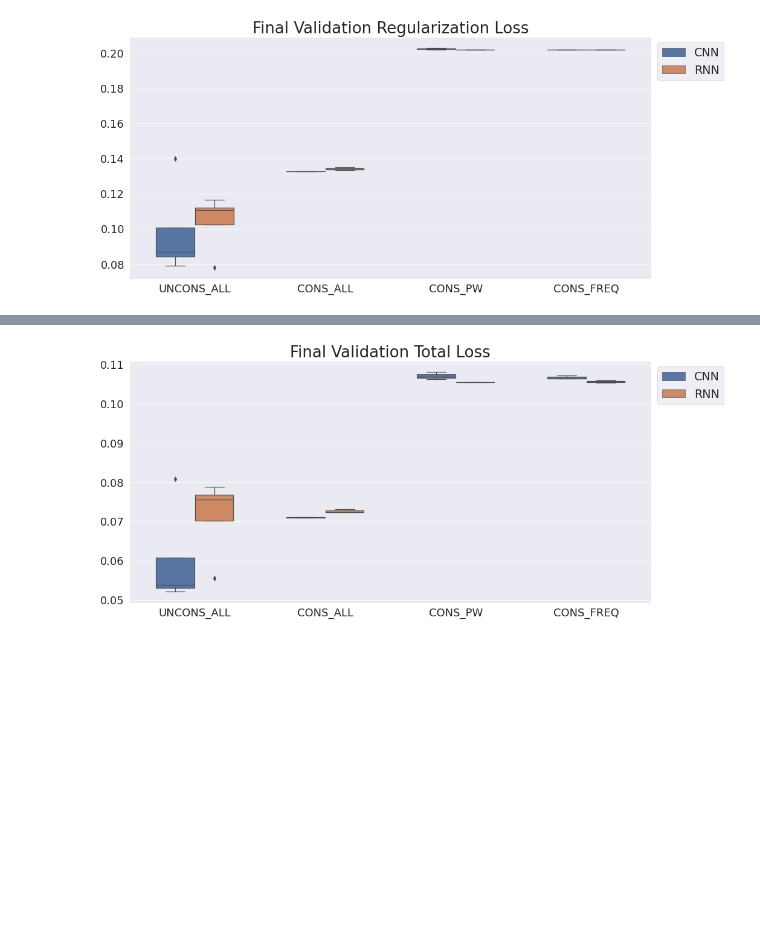
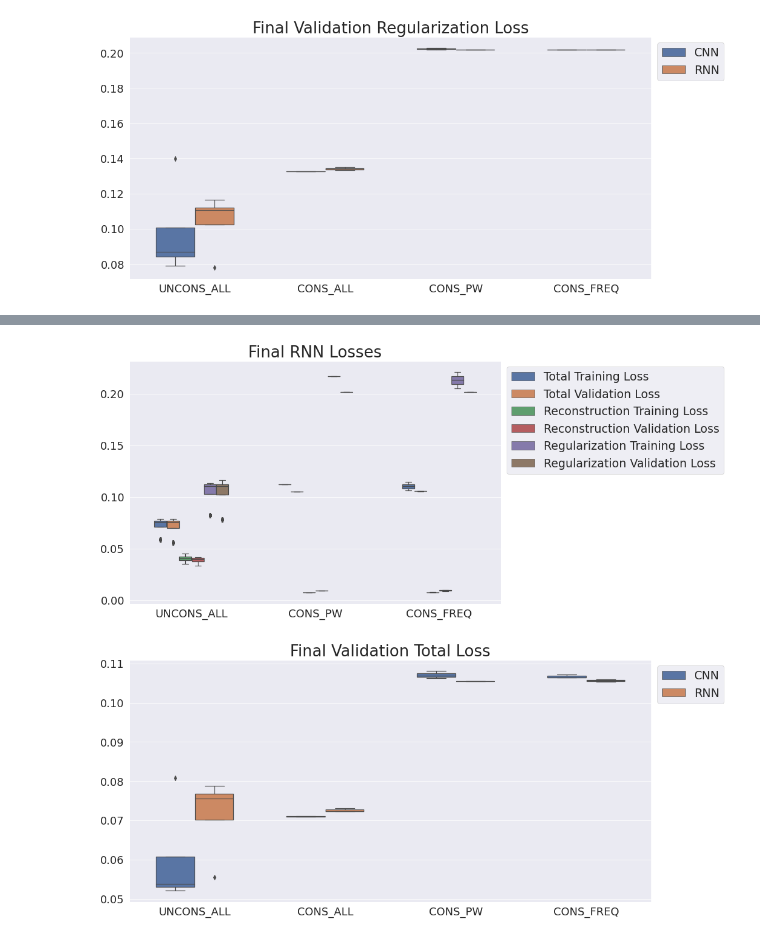
Before and after one commit to burcukoglu/safe_dynaviseon, a Jupyter notebook: visualplot.ipynb, the cells around one changed output, grey strips where cells are left out. Saved outputs shown, nothing was run; the diff lists cells and outputs as text; code cells hidden in the pictures; blank space fills up the shorter version.

```diff
--- a/visualplot.ipynb
+++ b/visualplot.ipynb
@@ -753,0 +822,74 @@ print(df)
+# %%
+
+df_rnn=[]
+rnn_uncons_train_total=pd.DataFrame({'Experiment':['UNCONS_ALL 0', 'UNCONS_ALL 1', 'UNCONS_ALL 2', 'UNCONS_ALL 3'], 'Total Training Loss': data_rnn_uncons[0][0]}) #ADD MISSING SEED #MISSING 1
+rnn_cons_all_train_total=pd.DataFrame({'Experiment':['UNCONS_ALL 0', 'UNCONS_ALL 1', 'UNCONS_ALL 2', 'UNCONS_ALL 3'], 'Total Training Loss': data_rnn_uncons[0][0]}) #ADD MISSING SEED #MISSING 1
+rnn_cons_amp_train_total=pd.DataFrame({'Experiment':['CONS_AMP 0', 'CONS_AMP 1'], 'Total Training Loss': data_rnn_cons1_amp[0][0]}) #ADD MISSING SEED #MISSING 1
+rnn_cons_pw_train_total=pd.DataFrame({'Experiment':['CONS_PW 0'], 'Total Training Loss': data_rnn_cons1_pw[0][0]}) #ADD MISSING SEED #MISSING 1
+rnn_cons_freq_train_total=pd.DataFrame({'Experiment':['CONS_FREQ 0', 'CONS_FREQ 1'], 'Total Training Loss': data_rnn_cons1_freq[0][0]}) #ADD MISSING SEED #MISSING 1
+
+df_total_train=pd.concat([rnn_uncons_train_total, rnn_cons_all_train_total, rnn_cons_pw_train_total, rnn_cons_freq_train_total])
+
+rnn_uncons_val_total=pd.DataFrame({'Experiment':['UNCONS_ALL 0', 'UNCONS_ALL 1', 'UNCONS_ALL 2', 'UNCONS_ALL 3'], 'Total Validation Loss': data_rnn_uncons[1][0]}) #ADD MISSING SEED #MISSING 1
+rnn_cons_all_val_total=pd.DataFrame({'Experiment':['UNCONS_ALL 0', 'UNCONS_ALL 1', 'UNCONS_ALL 2', 'UNCONS_ALL 3'], 'Total Validation Loss': data_rnn_uncons[1][0]}) #ADD MISSING SEED #MISSING 1
+rnn_cons_amp_val_total=pd.DataFrame({'Experiment':['CONS_AMP 0', 'CONS_AMP 1'], 'Total Validation Loss': data_rnn_cons1_amp[1][0]}) #ADD MISSING SEED #MISSING 1
+rnn_cons_pw_val_total=pd.DataFrame({'Experiment':['CONS_PW 0'], 'Total Validation Loss': data_rnn_cons1_pw[1][0]}) #ADD MISSING SEED #MISSING 1
+rnn_cons_freq_val_total=pd.DataFrame({'Experiment':['CONS_FREQ 0', 'CONS_FREQ 1'], 'Total Validation Loss': data_rnn_cons1_freq[1][0]}) #ADD MISSING SEED #MISSING 1
+
+df_total_val=pd.concat([rnn_uncons_val_total, rnn_cons_all_val_total, rnn_cons_pw_val_total, rnn_cons_freq_val_total])
+
+rnn_uncons_train_recon=pd.DataFrame({'Experiment':['UNCONS_ALL 0', 'UNCONS_ALL 1', 'UNCONS_ALL 2', 'UNCONS_ALL 3'], 'Reconstruction Training Loss': data_rnn_uncons[2][0]}) #ADD MISSING SEED #MISSING 1
+rnn_cons_all_train_recon=pd.DataFrame({'Experiment':['UNCONS_ALL 0', 'UNCONS_ALL 1', 'UNCONS_ALL 2', 'UNCONS_ALL 3'], 'Reconstruction Training Loss': data_rnn_uncons[2][0]}) #ADD MISSING SEED #MISSING 1
+rnn_cons_amp_train_recon=pd.DataFrame({'Experiment':['CONS_AMP 0', 'CONS_AMP 1'], 'Reconstruction Training Loss': data_rnn_cons1_amp[2][0]}) #ADD MISSING SEED #MISSING 1
+rnn_cons_pw_train_recon=pd.DataFrame({'Experiment':['CONS_PW 0'], 'Reconstruction Training Loss': data_rnn_cons1_pw[2][0]}) #ADD MISSING SEED #MISSING 1
+rnn_cons_freq_train_recon=pd.DataFrame({'Experiment':['CONS_FREQ 0', 'CONS_FREQ 1'], 'Reconstruction Training Loss': data_rnn_cons1_freq[2][0]}) #ADD MISSING SEED #MISSING 1
+
+df_recon_train=pd.concat([rnn_uncons_train_recon, rnn_cons_all_train_recon, rnn_cons_pw_train_recon, rnn_cons_freq_train_recon])
+
+rnn_uncons_val_recon=pd.DataFrame({'Experiment':['UNCONS_ALL 0', 'UNCONS_ALL 1', 'UNCONS_ALL 2', 'UNCONS_ALL 3'], 'Reconstruction Validation Loss': data_rnn_uncons[3][0]}) #ADD MISSING SEED #MISSING 1
+rnn_cons_all_val_recon=pd.DataFrame({'Experiment':['UNCONS_ALL 0', 'UNCONS_ALL 1', 'UNCONS_ALL 2', 'UNCONS_ALL 3'], 'Reconstruction Validation Loss': data_rnn_uncons[3][0]}) #ADD MISSING SEED #MISSING 1
+rnn_cons_amp_val_recon=pd.DataFrame({'Experiment':['CONS_AMP 0', 'CONS_AMP 1'], 'Reconstruction Validation Loss': data_rnn_cons1_amp[3][0]}) #ADD MISSING SEED #MISSING 1
+rnn_cons_pw_val_recon=pd.DataFrame({'Experiment':['CONS_PW 0'], 'Reconstruction Validation Loss': data_rnn_cons1_pw[3][0]}) #ADD MISSING SEED #MISSING 1
+rnn_cons_freq_val_recon=pd.DataFrame({'Experiment':['CONS_FREQ 0', 'CONS_FREQ 1'], 'Reconstruction Validation Loss': data_rnn_cons1_freq[3][0]}) #ADD MISSING SEED #MISSING 1
+
+df_recon_val=pd.concat([rnn_uncons_val_recon, rnn_cons_all_val_recon, rnn_cons_pw_val_recon, rnn_cons_freq_val_recon])
+
+rnn_uncons_train_reg=pd.DataFrame({'Experiment':['UNCONS_ALL 0', 'UNCONS_ALL 1', 'UNCONS_ALL 2', 'UNCONS_ALL 3'], 'Regularization Training Loss': data_rnn_uncons[4][0]}) #ADD MISSING SEED #MISSING 1
+rnn_cons_all_train_reg=pd.DataFrame({'Experiment':['UNCONS_ALL 0', 'UNCONS_ALL 1', 'UNCONS_ALL 2', 'UNCONS_ALL 3'], 'Regularization Training Loss': data_rnn_uncons[4][0]}) #ADD MISSING SEED #MISSING 1
+rnn_cons_amp_train_reg=pd.DataFrame({'Experiment':['CONS_AMP 0', 'CONS_AMP 1'], 'Regularization Training Loss': data_rnn_cons1_amp[4][0]}) #ADD MISSING SEED #MISSING 1
+rnn_cons_pw_train_reg=pd.DataFrame({'Experiment':['CONS_PW 0'], 'Regularization Training Loss': data_rnn_cons1_pw[4][0]}) #ADD MISSING SEED #MISSING 1
+rnn_cons_freq_train_reg=pd.DataFrame({'Experiment':['CONS_FREQ 0', 'CONS_FREQ 1'], 'Regularization Training Loss': data_rnn_cons1_freq[4][0]}) #ADD MISSING SEED #MISSING 1
+
+df_reg_train=pd.concat([rnn_uncons_train_reg, rnn_cons_all_train_reg, rnn_cons_pw_train_reg, rnn_cons_freq_train_reg])
+
+rnn_uncons_val_reg=pd.DataFrame({'Experiment':['UNCONS_ALL 0', 'UNCONS_ALL 1', 'UNCONS_ALL 2', 'UNCONS_ALL 3'], 'Regularization Validation Loss': data_rnn_uncons[5][0]}) #ADD MISSING SEED #MISSING 1
+rnn_cons_all_val_reg=pd.DataFrame({'Experiment':['UNCONS_ALL 0', 'UNCONS_ALL 1', 'UNCONS_ALL 2', 'UNCONS_ALL 3'], 'Regularization Validation Loss': data_rnn_uncons[5][0]}) #ADD MISSING SEED #MISSING 1
+rnn_cons_amp_val_reg=pd.DataFrame({'Experiment':['CONS_AMP 0', 'CONS_AMP 1'], 'Regularization Validation Loss': data_rnn_cons1_amp[5][0]}) #ADD MISSING SEED #MISSING 1
+rnn_cons_pw_val_reg=pd.DataFrame({'Experiment':['CONS_PW 0'], 'Regularization Validation Loss': data_rnn_cons1_pw[5][0]}) #ADD MISSING SEED #MISSING 1
+rnn_cons_freq_val_reg=pd.DataFrame({'Experiment':['CONS_FREQ 0', 'CONS_FREQ 1'], 'Regularization Validation Loss': data_rnn_cons1_freq[5][0]}) #ADD MISSING SEED #MISSING 1
+
+df_reg_val=pd.concat([rnn_uncons_val_reg, rnn_cons_all_val_reg, rnn_cons_pw_val_reg, rnn_cons_freq_val_reg])
+
+
+df_rnn=df_total_train.join(df_total_val.set_index('Experiment'), on='Experiment').join(df_recon_train.set_index('Experiment'), on='Experiment').join(df_recon_val.set_index('Experiment'), on='Experiment').join(df_reg_train.set_index('Experiment'), on='Experiment').join(df_reg_val.set_index('Experiment'), on='Experiment')
+df_rnn['Experiment']=df_rnn['Experiment'].apply(lambda x: x.split(' ')[0])
+
+print(df_rnn)
+
+fig = plt.figure(figsize =(15, 7))
+dd=pd.melt(df_rnn,id_vars=['Experiment'],value_vars=['Total Training Loss','Total Validation Loss', 'Reconstruction Training Loss','Reconstruction Validation Loss', 'Regularization Training Loss','Regularization Validation Loss'],var_name='Loss')
+sns.set_theme()#style="whitegrid")
+sns.set_context("paper", font_scale=2.5)
+sns.boxplot(x='Experiment', y='value',data=dd,hue='Loss', width=0.6)
+plt.ylabel('')
+plt.xlabel('')
+plt.yticks(fontsize=18)
+plt.xticks(fontsize=18)
+plt.title(f'Final RNN Losses', fontsize=26)
+plt.legend()
+
+plt.legend(fontsize=19, bbox_to_anchor=(1.0, 1.0),loc='upper left')
+plt.tight_layout()
+
+plt.show()
+# %% [output]
@@ -754,3 +913,4 @@ print(df)
+[figure, added]
 # %%
 fig = plt.figure(figsize =(15, 7))
 dd=pd.melt(df,id_vars=['Experiment'],value_vars=['CNN','RNN'],var_name='Loss')
```
Also changed, not shown: parts of 14 cells of this notebook.
